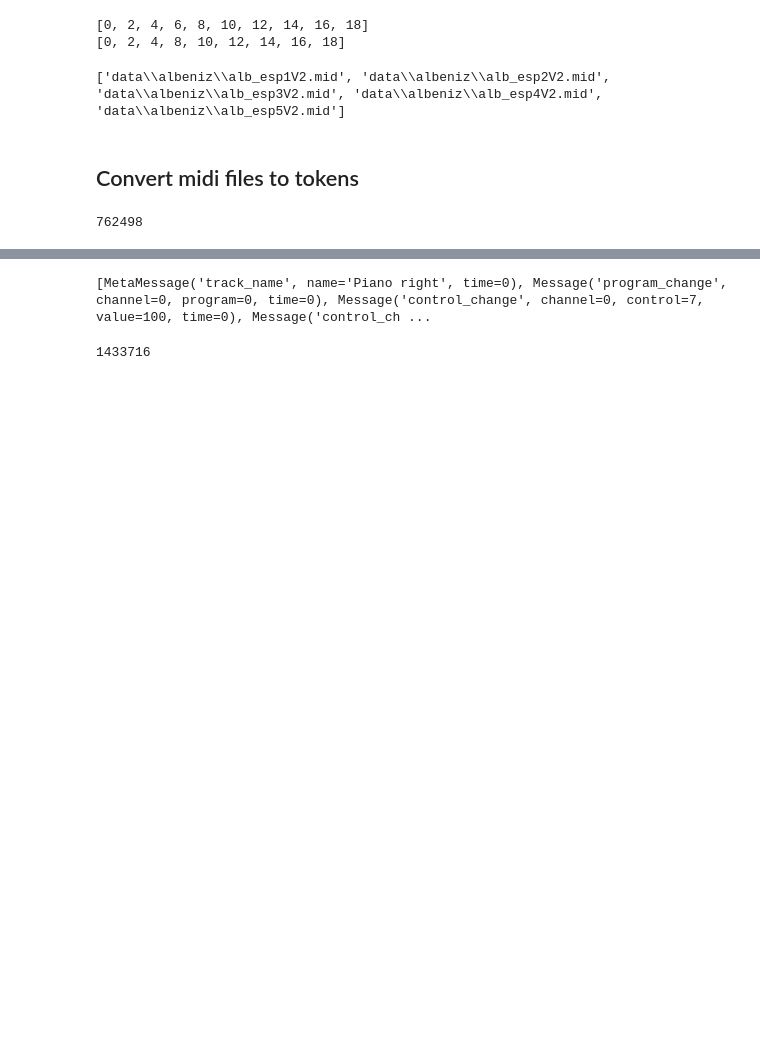
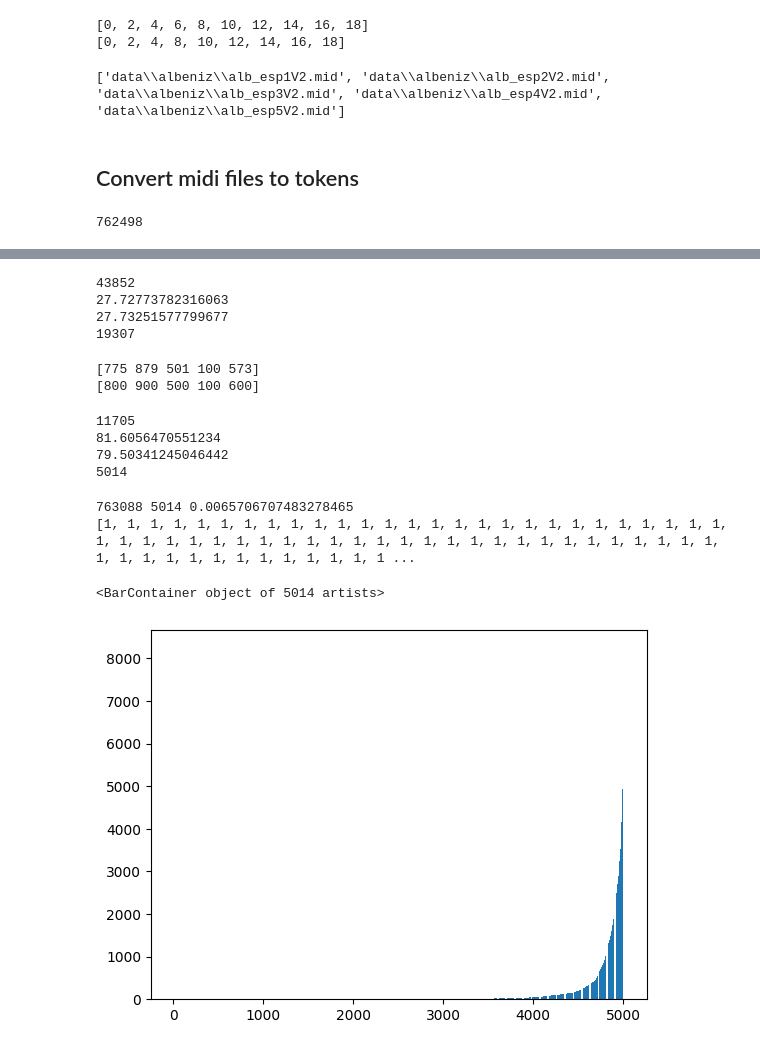
Before and after one commit to Nasotro/MidiGen, a Jupyter notebook: lets_create_music.ipynb, the cells around one changed output, grey strips where cells are left out. Cells and saved outputs as stored; diff of their text form; code cells hidden in the pictures; blank space fills up the shorter version.

Commit message:
trop de notes uniques

```diff
--- a/lets_create_music.ipynb
+++ b/lets_create_music.ipynb
@@ -112,8 +112,6 @@ Let's now resume everything in one big function :
 
 the function will take a path and a name in input, and will create a new midi file by removing the useless tracks
 # %%
-import matplotlib.pyplot as plt
-
 def CreateMidiFile(path, name):
     # define the file
     file = mido.MidiFile(path)
@@ -151,5 +149,3 @@ def CreateMidiFile(path, name):
 
     # creating the new file
     createMidiFileWithAllMessages(notes, starts, velocities, name)
-
-    return notes, starts, velocities
@@ -243,19 +240,57 @@ print(X[:5])
-# %%
-# count all the messages
-
-messages = []
-
-for path in midis:
-    file = mido.MidiFile(path)
-    for mess in file.tracks[1]:
-        messages.append(mess)
-    for mess in file.tracks[2]:
-        messages.append(mess)
-
-print(messages[:10])
-# %% [output]
-[MetaMessage('track_name', name='Piano right', time=0), Message('program_change', channel=0, program=0, time=0), Message('control_change', channel=0, control=7, value=100, time=0), Message('control_ch ...
-# %%
-print(len(messages))
-# %% [output]
-1433716
+# %%
+# round every velocity to the nearest 10 to reduce the number of unique values
+
+X = getValues(new_midis)
+
+print(np.unique(X, axis=0).shape[0])
+# print(midi_messages[:5])
+# round every velocity to the nearest 10
+print(np.mean(X[:, 2]))
+X[:, 2] = np.round(X[:, 2], -1)
+print(np.mean(X[:, 2]))
+
+# print(midi_messages[:5])
+print(np.unique(X, axis=0).shape[0])
+# %% [output]
+43852
+27.72773782316063
+27.73251577799677
+19307
+# %%
+a = np.random.randint(0, 1000, 5)
+print(a)
+print(np.round(a, -2))
+# %% [output]
+[775 879 501 100 573]
+[800 900 500 100 600]
+# %%
+# round every time to the nearest 100 to reduce the number of unique values
+
+print(np.unique(X, axis=0).shape[0])
+# print(midi_messages[:5])
+# round every velocity to the nearest 10
+print(np.mean(X[:, 1]))
+X[:, 1] = np.round(X[:, 1], -2)
+print(np.mean(X[:, 1]))
+
+# print(midi_messages[:5])
+print(np.unique(X, axis=0).shape[0])
+# %% [output]
+11705
+81.6056470551234
+79.50341245046442
+5014
+# %%
+full_size = X.shape[0]
+nuniques = np.unique(X, axis=0).shape[0]
+print(full_size, nuniques, nuniques/full_size)
+a = np.sort(np.unique(X, axis=0, return_counts=True)[1])
+print(list(a))
+
+import matplotlib.pyplot as plt
+plt.bar(range(len(a)), a)
+# %% [output]
+763088 5014 0.0065706707483278465
+[1, 1, 1, 1, 1, 1, 1, 1, 1, 1, 1, 1, 1, 1, 1, 1, 1, 1, 1, 1, 1, 1, 1, 1, 1, 1, 1, 1, 1, 1, 1, 1, 1, 1, 1, 1, 1, 1, 1, 1, 1, 1, 1, 1, 1, 1, 1, 1, 1, 1, 1, 1, 1, 1, 1, 1, 1, 1, 1, 1, 1, 1, 1, 1, 1, 1, 1 ...
+<BarContainer object of 5014 artists>
+[figure, added]
```
Also changed, not shown: parts of 8 cells of this notebook.
